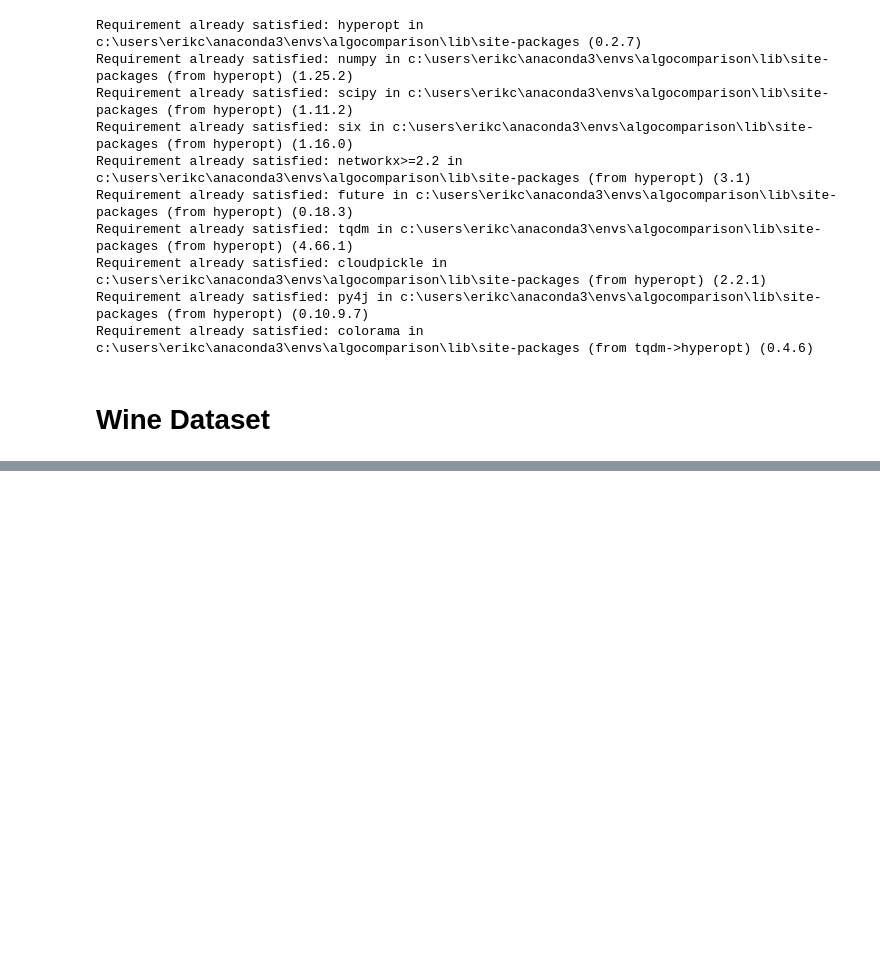
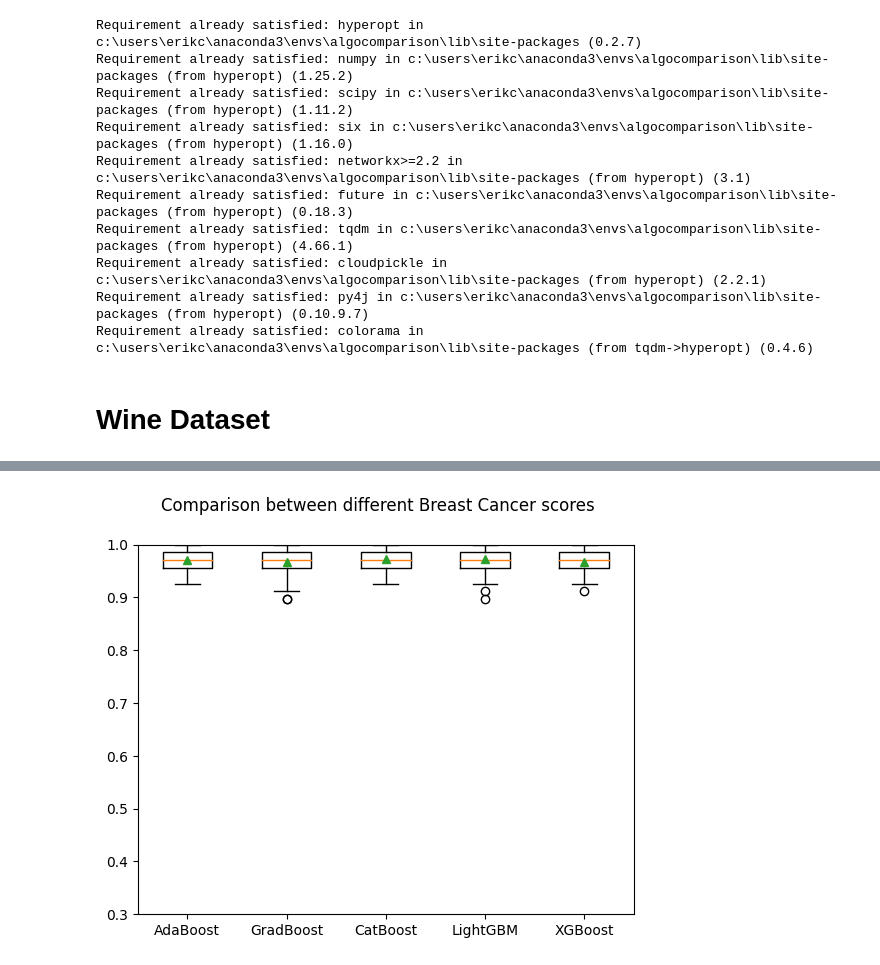
Before and after one commit to RochaErik/AlgorithmComparison, a Jupyter notebook: AlgorithmComparison3.ipynb, the cells around one changed output, grey strips where cells are left out. Drawn from its saved outputs; the diff is of its cells as text; code cells hidden in the pictures; blank space fills up the shorter version.

```diff
--- a/AlgorithmComparison3.ipynb
+++ b/AlgorithmComparison3.ipynb
@@ -481,0 +526,7 @@ Accuracy: 98.25% (2.85%)
+# %%
+# Since version 1.3.2 XGBoost needs target columns to start with 0 value
+
+le = LabelEncoder()
+y = le.fit_transform(y)
+# %%
+X_train, X_test, y_train, y_test = train_test_split(X, y, test_size=0.2, random_state=42)
@@ -481,0 +797,4 @@ Accuracy: 98.25% (2.85%)
+# %%
+rskf = RepeatedStratifiedKFold(n_splits=10, n_repeats=10, random_state=42)
+# %%
+names = ['AdaBoost', 'GradBoost', 'CatBoost', 'LightGBM', 'XGBoost']
@@ -481,0 +894,12 @@ Accuracy: 98.25% (2.85%)
+# %%
+# algorithm comparison
+
+fig = plt.figure()
+fig.suptitle('Comparison between different Breast Cancer scores')
+ax = fig.add_subplot(111)
+plt.ylim(0.3, 1)
+plt.boxplot(breast_cancer_scores, showmeans=True)
+ax.set_xticklabels(model_names)
+plt.show()
+# %% [output]
+[figure, added]
```
Also changed, not shown: parts of 149 cells of this notebook, 1 other file.
